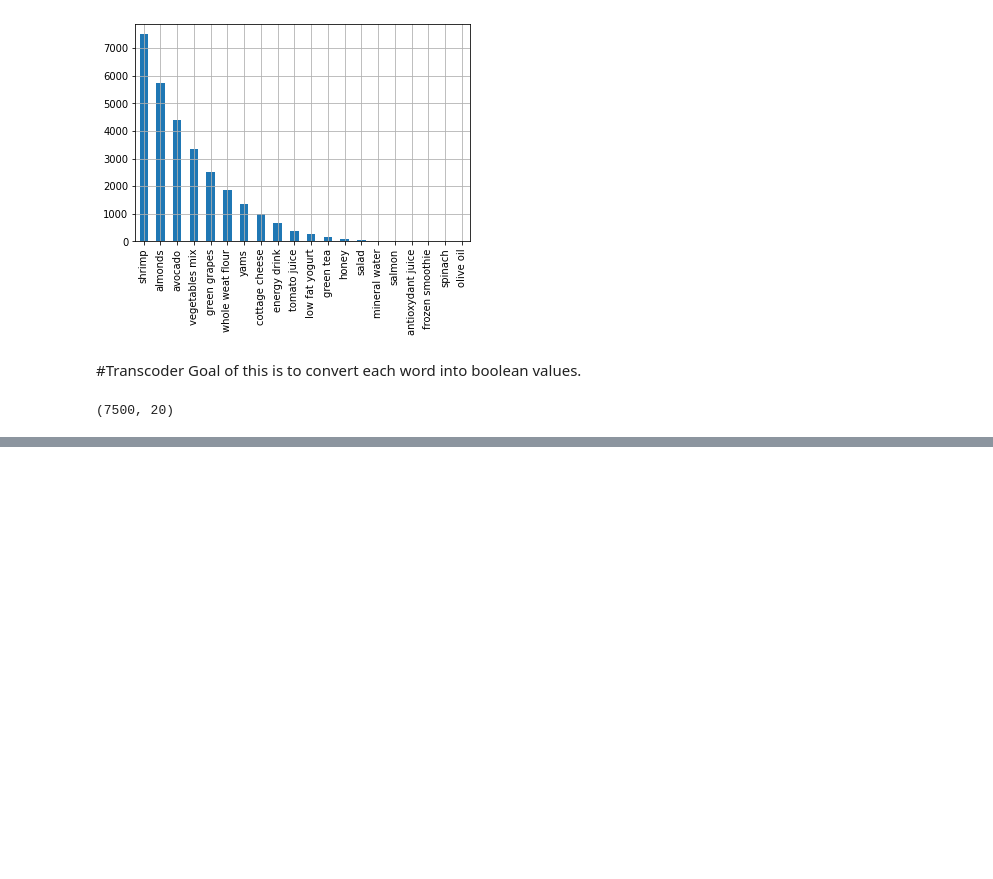
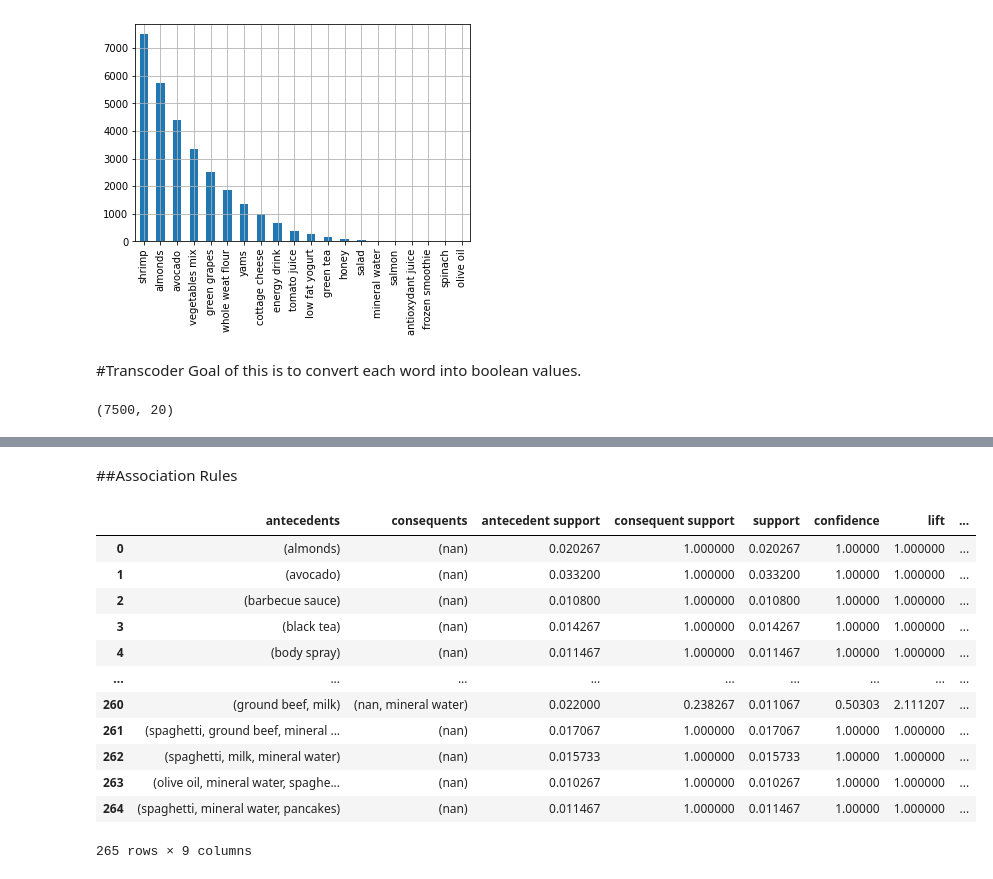
Before and after one commit to mosh98/GroceryDatasetExploration, a Jupyter notebook: GroceryStore_Dataset_exploration.ipynb, the cells around one changed output, grey strips where cells are left out. Cells and saved outputs as stored; diff of their text form; code cells hidden in the pictures; blank space fills up the shorter version.

Commit message:
Association rules

```diff
--- a/GroceryStore_Dataset_exploration.ipynb
+++ b/GroceryStore_Dataset_exploration.ipynb
@@ -230,0 +138,3 @@ resultsinDataFrame_2.nlargest(n = 1000, columns = 'Support')
+# %%
+df1['length'] = df1['itemsets'].apply(lambda x:len(x))
+df1
@@ -230,0 +177,20 @@ resultsinDataFrame_2.nlargest(n = 1000, columns = 'Support')
+# %% [markdown]
+##Association Rules
+# %%
+#input dataframe needs to contain support and itemset
+df_ar = association_rules(df1, metric = "confidence", min_threshold = 0.5)
+df_ar
+# %% [output]
+|  | antecedents | consequents | antecedent support | consequent support | support | confidence | lift | ... |
+| 0 | (almonds) | (nan) | 0.020267 | 1.000000 | 0.020267 | 1.00000 | 1.000000 | ... |
+| 1 | (avocado) | (nan) | 0.033200 | 1.000000 | 0.033200 | 1.00000 | 1.000000 | ... |
+| 2 | (barbecue sauce) | (nan) | 0.010800 | 1.000000 | 0.010800 | 1.00000 | 1.000000 | ... |
+| 3 | (black tea) | (nan) | 0.014267 | 1.000000 | 0.014267 | 1.00000 | 1.000000 | ... |
+| 4 | (body spray) | (nan) | 0.011467 | 1.000000 | 0.011467 | 1.00000 | 1.000000 | ... |
+| ... | ... | ... | ... | ... | ... | ... | ... | ... |
+| 260 | (ground beef, milk) | (nan, mineral water) | 0.022000 | 0.238267 | 0.011067 | 0.50303 | 2.111207 | ... |
+| 261 | (spaghetti, ground beef, mineral ... | (nan) | 0.017067 | 1.000000 | 0.017067 | 1.00000 | 1.000000 | ... |
+| 262 | (spaghetti, milk, mineral water) | (nan) | 0.015733 | 1.000000 | 0.015733 | 1.00000 | 1.000000 | ... |
+| 263 | (olive oil, mineral water, spaghe... | (nan) | 0.010267 | 1.000000 | 0.010267 | 1.00000 | 1.000000 | ... |
+| 264 | (spaghetti, mineral water, pancakes) | (nan) | 0.011467 | 1.000000 | 0.011467 | 1.00000 | 1.000000 | ... |
+265 rows × 9 columns
```
Also changed, not shown: parts of 25 cells of this notebook.
